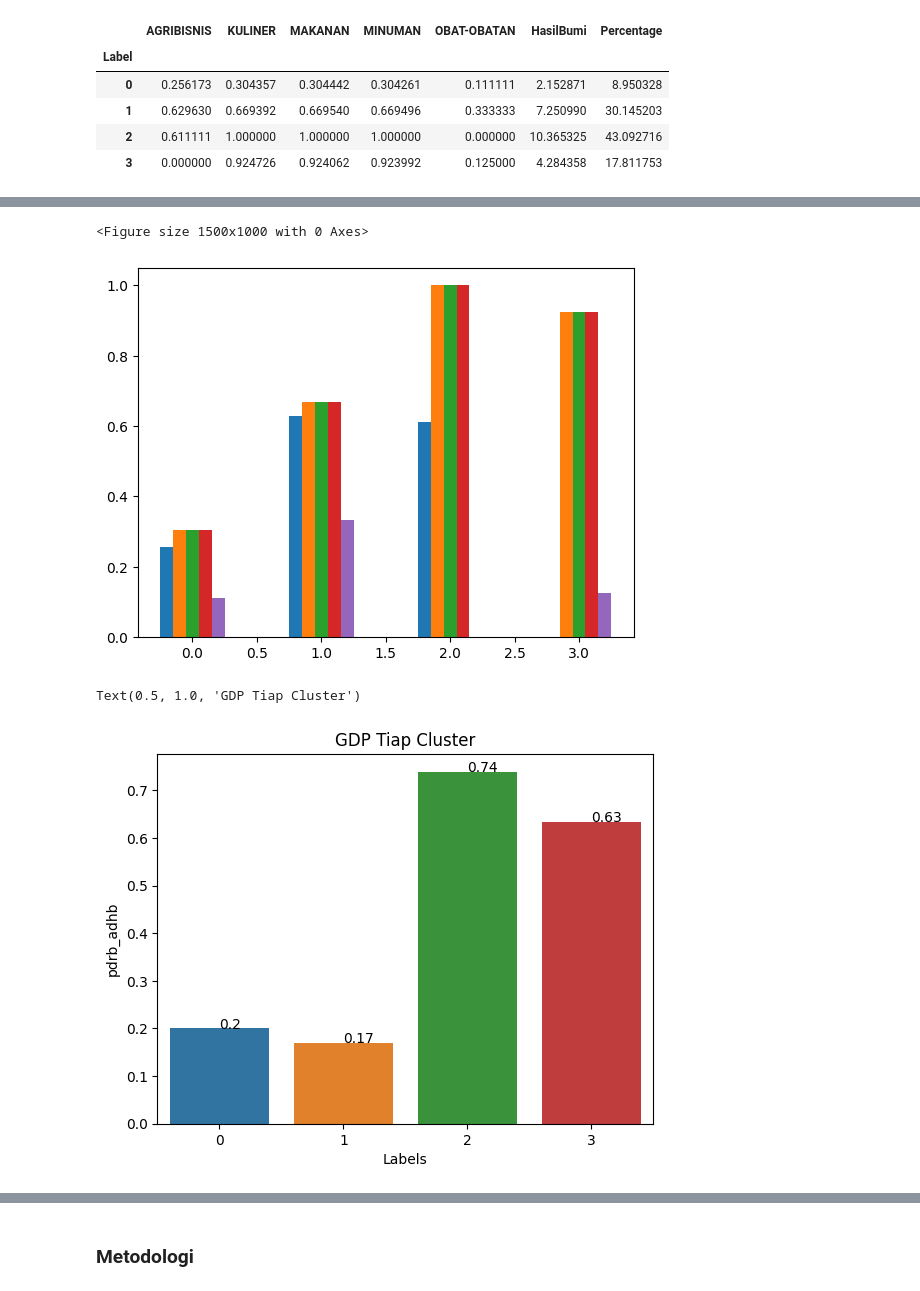
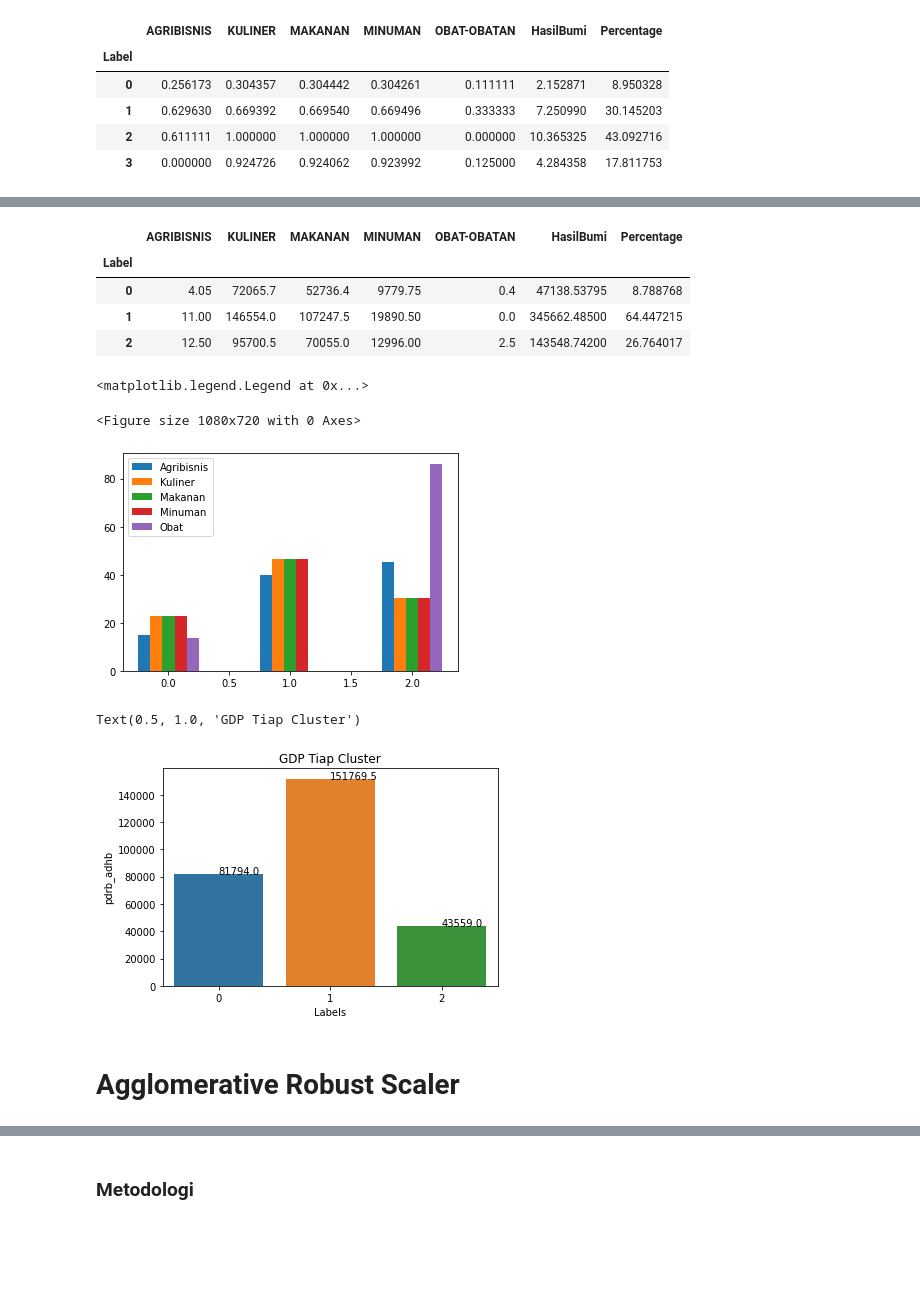
Before and after one commit to rampagezero/Project-TSDN, a Jupyter notebook: UMKM dan Hasil Bumi (1) (1).ipynb, the cells around one changed output, grey strips where cells are left out. Saved outputs shown, nothing was run; the diff lists cells and outputs as text; code cells hidden in the pictures; blank space fills up the shorter version.

```diff
--- a/UMKM dan Hasil Bumi (1) (1).ipynb
+++ b/UMKM dan Hasil Bumi (1) (1).ipynb
@@ -571,5 +592,5 @@ sns.scatterplot(x=temp[:,0],y=temp[:,1],hue=model2.labels_,size=20)
 # %%
-clustered=train.copy()
+clustered=dataset.copy()
 clustered['Labels']=model2.labels_
 plt.figure(figsize=(40,3))
 pd.plotting.parallel_coordinates(clustered,'Labels',color=('red', 'green', 'blue','#000000'))
@@ -580,5 +601,4 @@ pd.plotting.parallel_coordinates(clustered,'Labels',color=('red', 'green', 'blue
 robust=dataset.copy()
 robust['Label']=model2.labels_
 sns.countplot(x=robust['Label'])
-clustered=robust.groupby(by='Label').sum()
 # %% [output]
@@ -587,8 +608,9 @@ clustered=robust.groupby(by='Label').sum()
 hasilbumi=clustered.iloc[:,6:len(clustered.columns)-2].T.sum()
 # %%
 dfgambar=clustered.copy()
-dfgambar=dfgambar.iloc[:,0:5]
+dfgambar=dfgambar.iloc[:,0:6]
 dfgambar['HasilBumi']=hasilbumi
 # dfgambar['Label']=clustered['Label']
+dfgambar['Label']=model2.labels_
 dfgambar
 # %% [output]
@@ -610,24 +674,42 @@ Text(0.5, 1.0, 'Persentase Hasil Bumi Setiap Kluster')
+# %%
+temp
+# %% [output]
+|  | AGRIBISNIS | KULINER | MAKANAN | MINUMAN | OBAT-OBATAN | HasilBumi | Percentage |
+| Label |  |  |  |  |  |  |  |
+| 0 | 4.05 | 72065.7 | 52736.4 | 9779.75 | 0.4 | 47138.53795 | 8.788768 |
+| 1 | 11.00 | 146554.0 | 107247.5 | 19890.50 | 0.0 | 345662.48500 | 64.447215 |
+| 2 | 12.50 | 95700.5 | 70055.0 | 12996.00 | 2.5 | 143548.74200 | 26.764017 |
+# %%
+temp['Percentage_Agribisnis']=temp.iloc[:,0:1].apply(lambda x:x/sum(x)*100)
+temp['Percentage_Kuliner']=temp.iloc[:,1:2].apply(lambda x:x/sum(x)*100)
+temp['Percentage_Makanan']=temp.iloc[:,2:3].apply(lambda x:x/sum(x)*100)
+temp['Percentage_Minuman']=temp.iloc[:,3:4].apply(lambda x:x/sum(x)*100)
+temp['Percentage_Obat-obatan']=temp.iloc[:,4:5].apply(lambda x:x/sum(x)*100)
 # %%
 plt.figure(figsize=(15,10))
 fig, ax = plt.subplots()
-agri=ax.bar(temp.index-0.2,temp['AGRIBISNIS'],0.1,label='Agribisnis')
-kuli=ax.bar(temp.index-0.1,temp['KULINER'],0.1,label='Kuliner')
-makan=ax.bar(temp.index+0,temp['MAKANAN'],0.1,label='Makanan')
-minum=ax.bar(temp.index+0.1,temp['MINUMAN'],0.1,label='Minuman')
-obat=ax.bar(temp.index+0.2,temp['OBAT-OBATAN'],0.1,label='Obat')
+agri=ax.bar(temp.index-0.2,temp['Percentage_Agribisnis'],0.1,label='Agribisnis')
+kuli=ax.bar(temp.index-0.1,temp['Percentage_Kuliner'],0.1,label='Kuliner')
+makan=ax.bar(temp.index+0,temp['Percentage_Makanan'],0.1,label='Makanan')
+minum=ax.bar(temp.index+0.1,temp['Percentage_Minuman'],0.1,label='Minuman')
+obat=ax.bar(temp.index+0.2,temp['Percentage_Obat-obatan'],0.1,label='Obat')
+plt.legend()
 #rubah jadi percentage
 # %% [output]
-<Figure size 1500x1000 with 0 Axes>
+<matplotlib.legend.Legend at 0x...>
+<Figure size 1080x720 with 0 Axes>
-[figure, old version]
+[figure, new version]
 # %%
 temp=clustered.groupby(by='Labels').mean()
 # %%
 sns.barplot(x=temp.index,y=temp.loc[:,'pdrb_adhb'])
-[plt.text(x=temp.index[i],y=temp.loc[i,'pdrb_adhb'],s=str(temp.loc[i,'pdrb_adhb'].round(decimals=2))) for i in range(0,4)]
+[plt.text(x=temp.index[i],y=temp.loc[i,'pdrb_adhb'],s=str(temp.loc[i,'pdrb_adhb'].round(decimals=2))) for i in range(0,3)]
 plt.title('GDP Tiap Cluster')
 # %% [output]
 Text(0.5, 1.0, 'GDP Tiap Cluster')
-[figure, old version]
+[figure, new version]
+# %% [markdown]
+# Agglomerative Robust Scaler
 # %%
 from sklearn.preprocessing import RobustScaler
 from sklearn.cluster import AgglomerativeClustering
```
Also changed, not shown: parts of 44 cells of this notebook.
